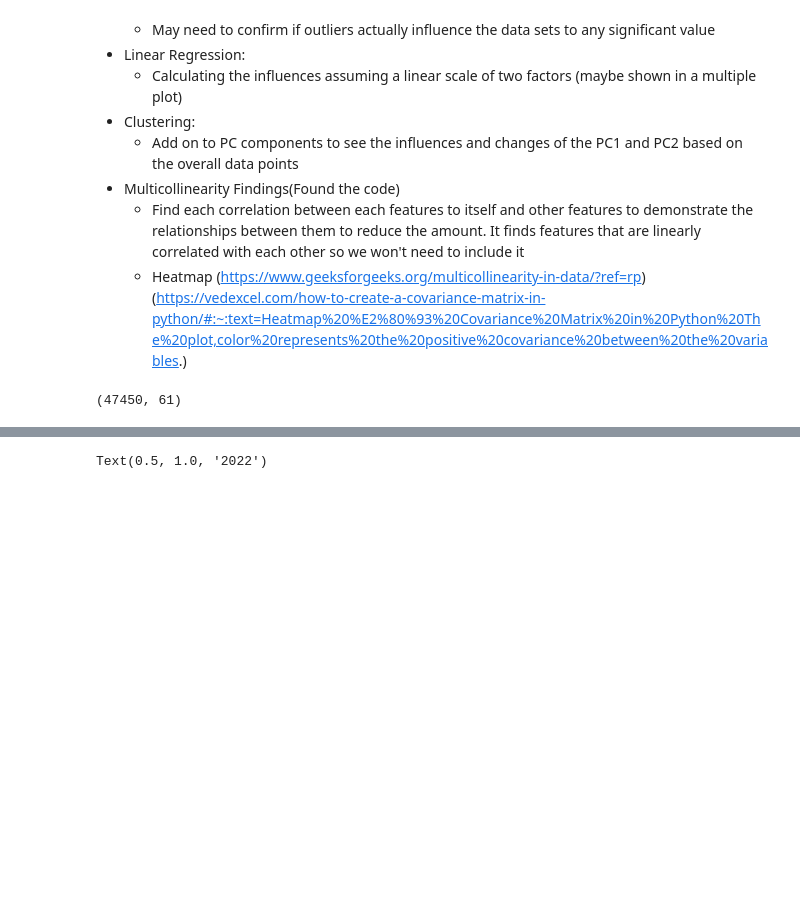
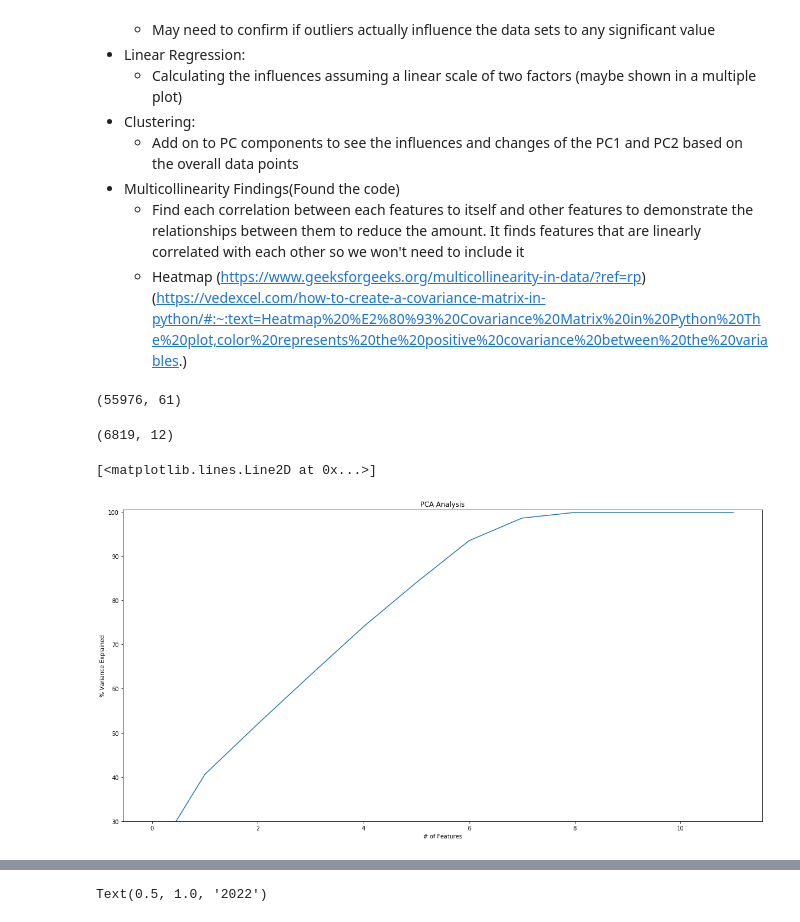
Before and after one commit to Josephslee99/CSE4-587Project, a Jupyter notebook: EDA.ipynb, the cells around one changed output, grey strips where cells are left out. Saved outputs shown, nothing was run; the diff lists cells and outputs as text; code cells hidden in the pictures; blank space fills up the shorter version.

```diff
--- a/EDA.ipynb
+++ b/EDA.ipynb
@@ -27,33 +27,51 @@ from sklearn.preprocessing import scale
 from sklearn.decomposition import PCA
 import seaborn as sns
 # %%
-residential_data = pd.read_csv('Dataset/ICP_Residential_Austin2017toCurr.csv')
-residential_data.shape
+data = pd.read_csv('Dataset/ICP_Residential_Austin2017up.csv')
+data.shape
 
 # Removing unnecessary columns like contractor's name, cell phone, any unique identifiers for each row, description of the job
 # %% [output]
-(47450, 61)
+(55976, 61)
+# %%
+data_columns_for_pca = data[["Permit Type Desc", "Permit Class Mapped","Permit Class","Work Class", "Condominium", "Day Issued",
+'Remodel Repair SQFT', 'Total New Add SQFT','Total Valuation Remodel', 'Total Job Valuation', 'Number Of Floors',
+'Total Lot SQFT']]
+data_columns_for_pca = data_columns_for_pca.replace(r'^s*$', float('NaN'))
+data_columns_for_pca.dropna(inplace = True)
+cat_columns = data_columns_for_pca.select_dtypes(['object']).columns
+data_columns_for_pca[cat_columns] = data_columns_for_pca[cat_columns].apply(lambda x: pd.factorize(x)[0])
+data_columns_for_pca.shape
+"""
+Some of the columns factors have been reduced to a lower amount for example the permite class has been reduced from 20
+something options but now it is currently only 7 different options after dropping every single row in which there is a NAN value
+The reason is because we have a lot of data set approximately 7k left
+"""
+# %% [output]
+(6819, 12)
 # %%
+"""Removing items from the data set because PCA only allows numerical values
+Converting Permit Type, Permit Class, permit class mapped, work class, condominium, date issued,
+PCA Calculations to get the variance of each feature to reduce the amount of features for the dataset
 """
-# PCA Calculations to get the variance of each feature to reduce the amount of features for the dataset
-data_frame_standarized = scale(data set without nan (only numerical))
 
-covariance_matrix = PCA(n_components = total amount of features we currently have)
-
+data_frame_standarized = scale(data_columns_for_pca)
+covariance_matrix = PCA(n_components = 12)
 covariance_matrix.fit(data_frame_standarized)
-
-variance = covar_matrix.explained_variance_ratio_
-
-var=np.cumsum(np.round(covar_matrix.explained_variance_ratio_, decimals=3)*100)
+variance = covariance_matrix.explained_variance_ratio_
+var=np.cumsum(np.round(variance, decimals=3)*100)
+plt.figure(figsize=(20,10))
 plt.ylabel('% Variance Explained')
 plt.xlabel('# of Features')
 plt.title('PCA Analysis')
 plt.ylim(30,100.5)
 plt.style.context('seaborn-whitegrid')
-
-
 plt.plot(var)
 
-
+""" According to the PCA we would need approxiatemly 7 different features of the original 12 used because it would cover
+cover almost 90% of the variance
 """
+# %% [output]
+[<matplotlib.lines.Line2D at 0x...>]
+[figure, added]
 # %%
```
Also changed, not shown: parts of 3 cells of this notebook.
